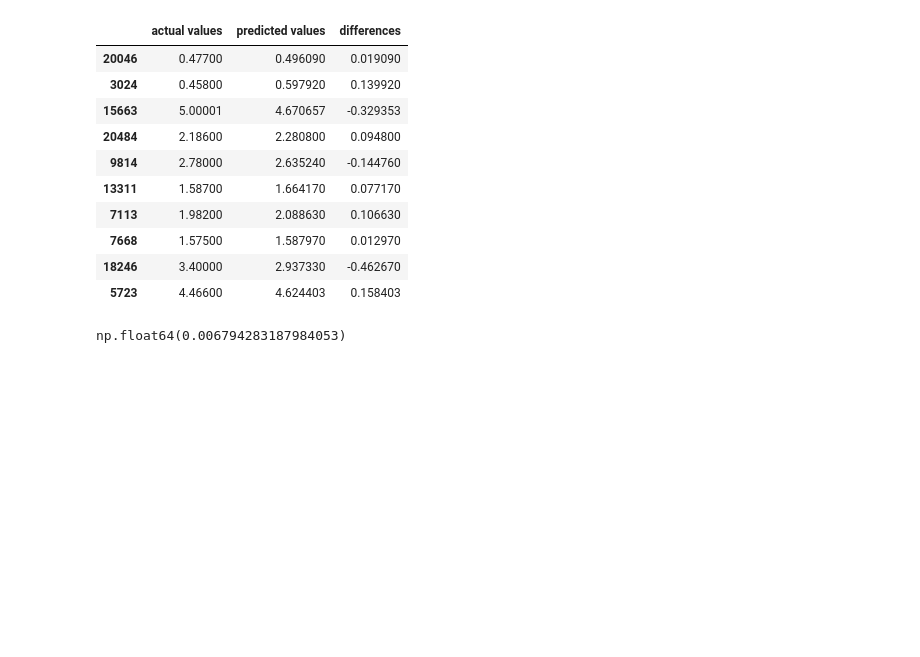
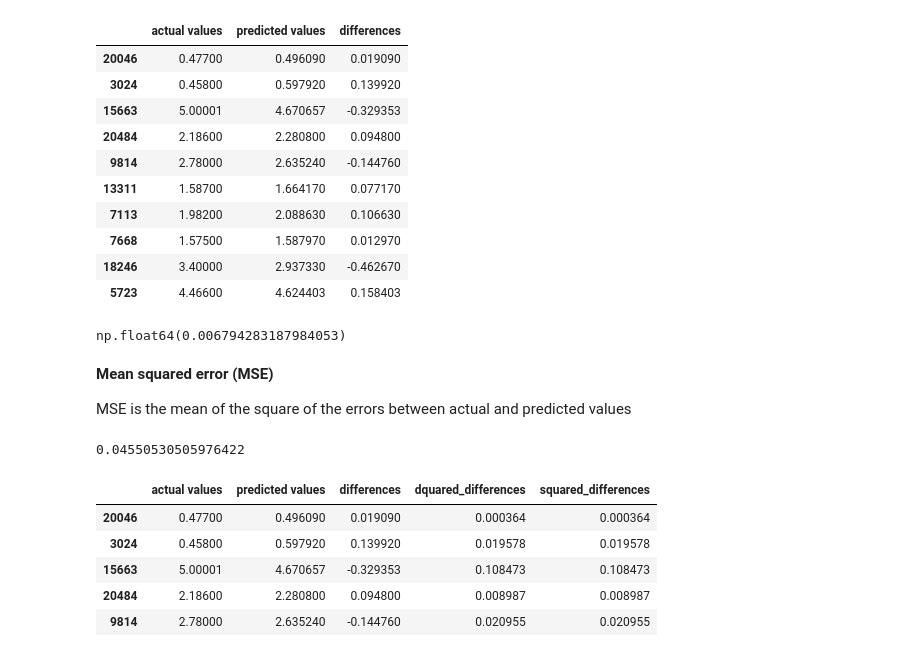
Before and after one commit to ShrishailChincholi/from-zero-to-aiml, a Jupyter notebook: ML/Scikit-learn/introducation-to-scikit-learn.ipynb, the cells around one changed output. Cells and saved outputs as stored; diff of their text form; code cells hidden in the pictures; blank space fills up the shorter version.

Commit message:
Regression model evaluation metrics-MSE

```diff
--- a/ML/Scikit-learn/introducation-to-scikit-learn.ipynb
+++ b/ML/Scikit-learn/introducation-to-scikit-learn.ipynb
@@ -1455,3 +1455,25 @@ df.head(10)
 np.abs(df["differences"].mean())
 # %% [output]
 np.float64(0.006794283187984053)
+# %% [markdown]
+**Mean squared error (MSE)**
+
+MSE is the mean of the square of the errors between actual and predicted values
+# %%
+#mean squared error
+from sklearn.metrics import mean_squared_error
+y_preds = model.predict(x_test)
+mse = mean_squared_error(y_test, y_preds)
+mse
+# %% [output]
+0.04550530505976422
+# %%
+df["squared_differences"] = np.square(df["differences"])
+df.head()
+# %% [output]
+|  | actual values | predicted values | differences | dquared_differences | squared_differences |
+| 20046 | 0.47700 | 0.496090 | 0.019090 | 0.000364 | 0.000364 |
+| 3024 | 0.45800 | 0.597920 | 0.139920 | 0.019578 | 0.019578 |
+| 15663 | 5.00001 | 4.670657 | -0.329353 | 0.108473 | 0.108473 |
+| 20484 | 2.18600 | 2.280800 | 0.094800 | 0.008987 | 0.008987 |
+| 9814 | 2.78000 | 2.635240 | -0.144760 | 0.020955 | 0.020955 |
```
Also changed, not shown: parts of 5 cells of this notebook.
